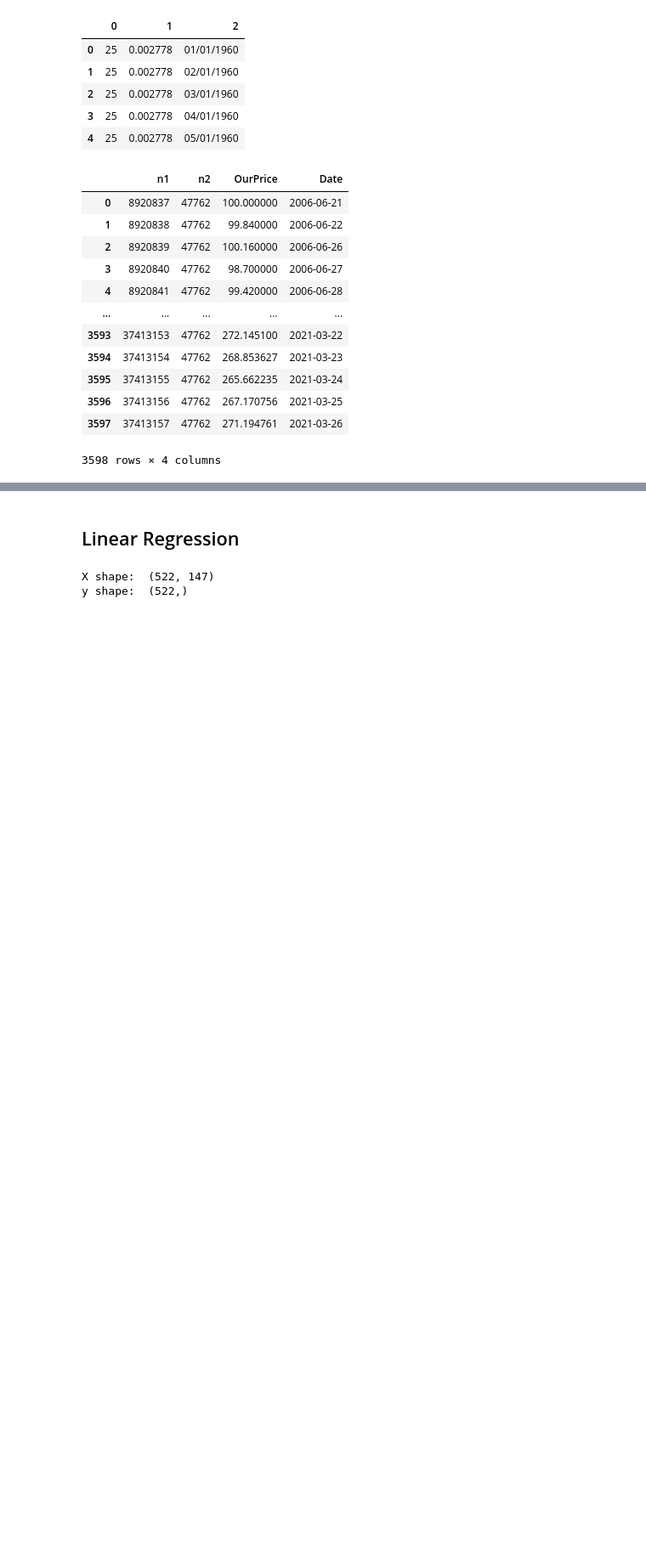
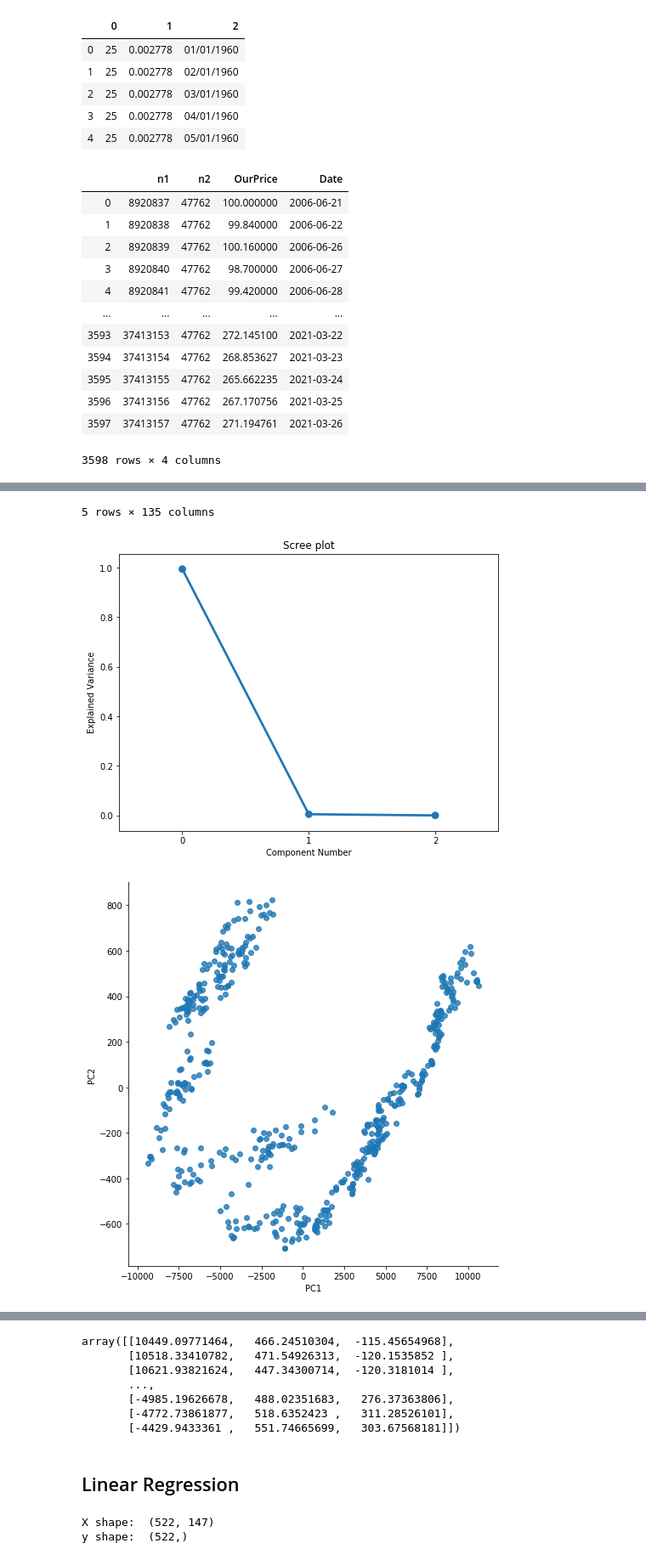
Before and after one commit to younesgueddari/Test-des-m-thodes-des-analyses-factorielles, a Jupyter notebook: AF_Python.ipynb, the cells around one changed output, grey strips where cells are left out. Shown at 85% size. Saved outputs shown, nothing was run; the diff lists cells and outputs as text; code cells hidden in the pictures; blank space fills up the shorter version.

```diff
--- a/AF_Python.ipynb
+++ b/AF_Python.ipynb
@@ -288,0 +426,3 @@ TwoYearsdata.to_csv ('data2years.csv', sep= ';', index = False, header=True)
+# %%
+F2Ydata = d.DataTwoFirstYears()
+F2Ydata
@@ -309,3 +464,6 @@ array([[  1812.25724385,  -3143.78977976,    597.76869758],
        [-16759.42778122,     22.16030507,   -274.19900197],
        [-17251.06262051,    340.04643253,   -413.87771508],
        [-17886.43380895,    137.84045457,   -344.57802145]])
+# %%
+d.AnalyseAcp(F2Ydata,3,'OurPrice')
+# %% [output]
@@ -311,0 +476,3 @@ array([[  1812.25724385,  -3143.78977976,    597.76869758],
+5 rows × 135 columns
+[figure, added]
+[figure, added]
@@ -312,3 +480,10 @@ array([[  1812.25724385,  -3143.78977976,    597.76869758],
+array([[10449.09771464,   466.24510304,  -115.45654968],
+       [10518.33410782,   471.54926313,  -120.1535852 ],
+       [10621.93821624,   447.34300714,  -120.3181014 ],
+       ...,
+       [-4985.19626678,   488.02351683,   276.37363806],
+       [-4772.73861877,   518.6352423 ,   311.28526101],
+       [-4429.9433361 ,   551.74665699,   303.67568181]])
 # %% [markdown]
 ## Linear Regression
 # %%
```
Also changed, not shown: parts of 19 cells of this notebook, 2 other files.
